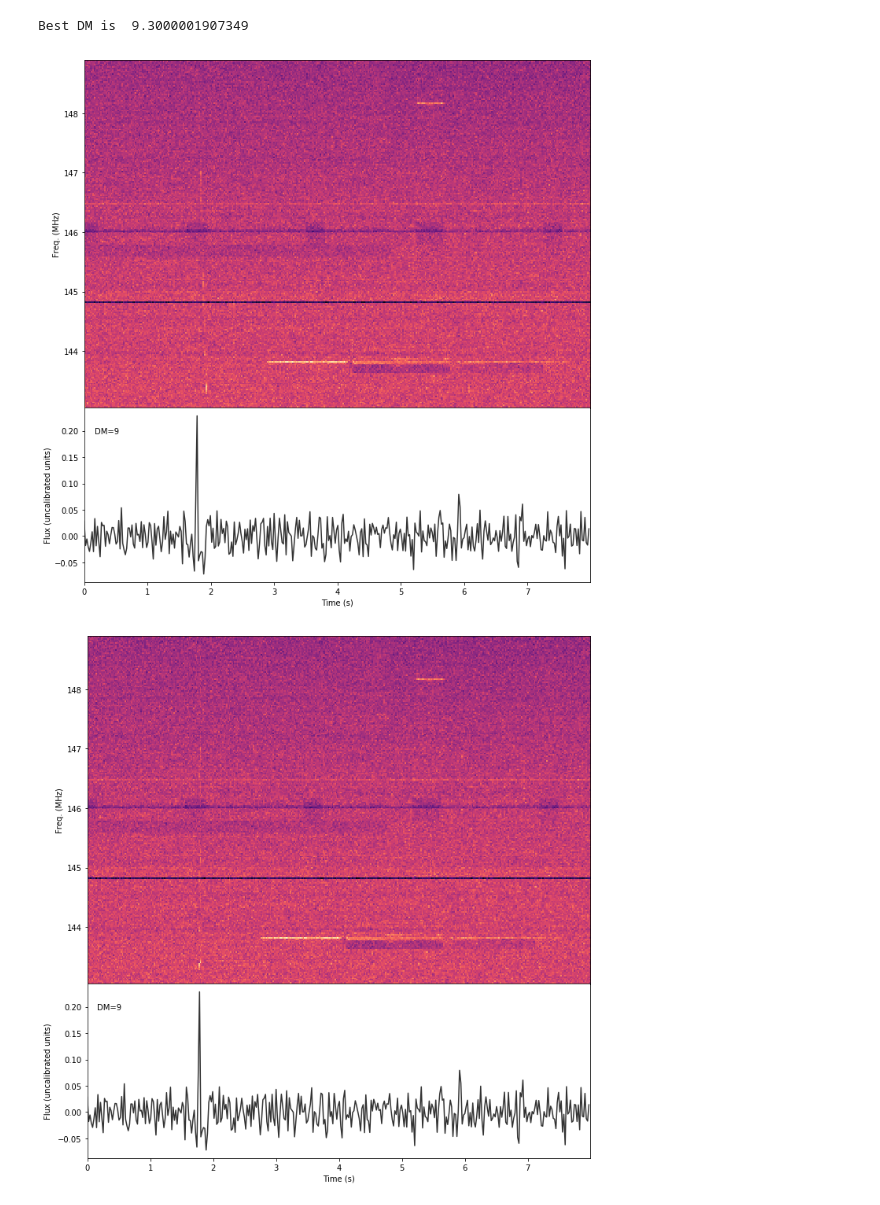
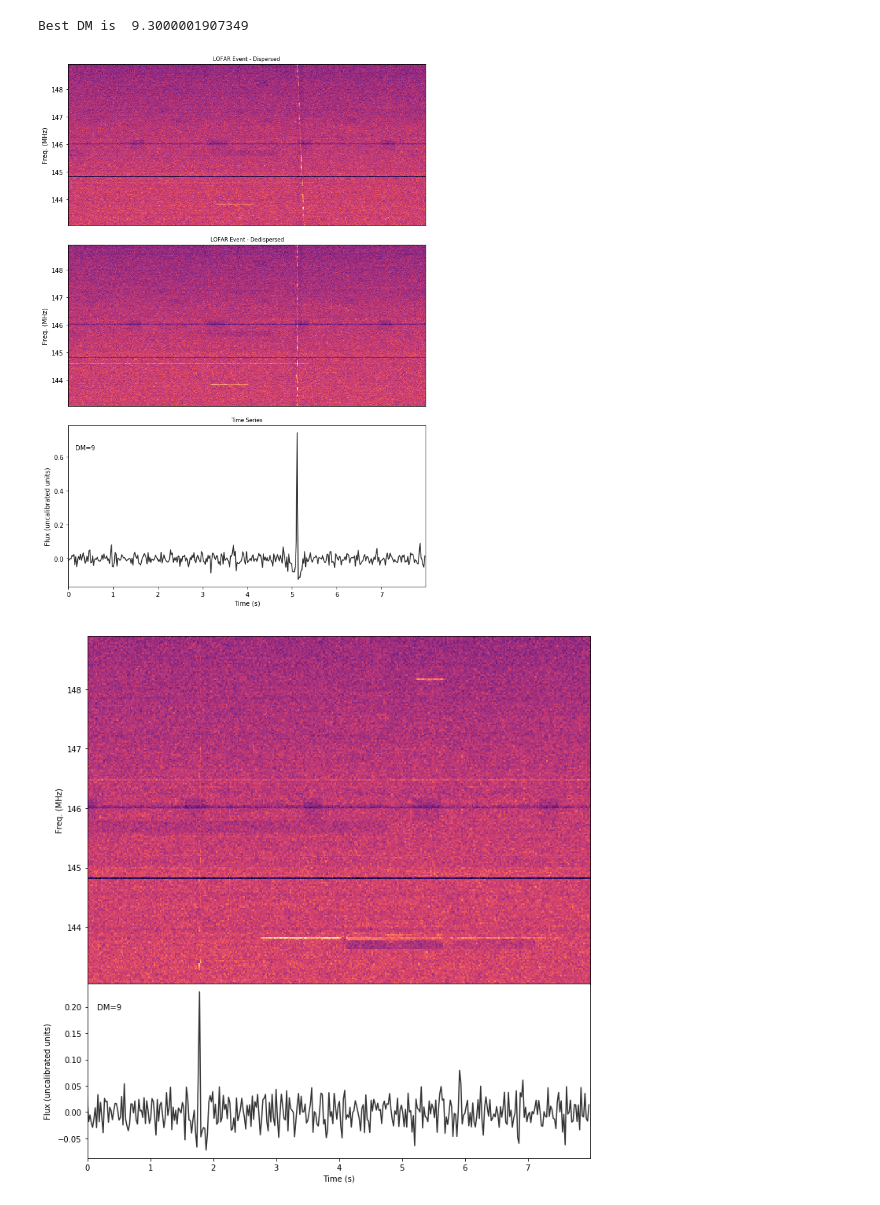
Before and after one commit to Jlshaw/LOFAR_Pulses, a Jupyter notebook: LOFAR_RADAR.ipynb, the cells around one changed output. Saved outputs shown, nothing was run; the diff lists cells and outputs as text; code cells hidden in the pictures.

```diff
--- a/LOFAR_RADAR.ipynb
+++ b/LOFAR_RADAR.ipynb
@@ -93,37 +92,42 @@ waterfallNorm = waterfall
 # %%
 cmap = 'magma'
 
-fig = plt.figure(figsize=(10,10)) # (width, height)
+fig = plt.figure(figsize=(10,15)) # (width, height)
 
 gs = matplotlib.gridspec.GridSpec(3,3)
-gs.update(hspace=0.0, wspace=0.0)
+gs.update(hspace=0.12, wspace=0.0)
 
-ax1 = plt.subplot(gs[0:2,0:3])
+# Dispersed Frequency plot
+ax1 = plt.subplot(gs[0:1,0:3])
 imRaw = plt.imshow(np.flipud(waterfallNorm.T), extent=(0, tInt*waterfall.shape[0], fil.freqs[0], fil.freqs[-1]), aspect='auto', cmap=plt.get_cmap(cmap), interpolation='nearest')
-
-
-#plt.title('ARTEMIS Event (t: %i f: %i)'%(timeFactor, freqFactor))
 plt.ylabel('Freq. (MHz)')
+plt.title('LOFAR Event - Dispersed ', fontdict={'fontsize':'small'})
 ax1.get_xaxis().set_visible(False)
 
-ax2 = plt.subplot(gs[2:3,0:3])
+# Dedispersed Frequency plot
+ax2 = plt.subplot(gs[1:2,0:3])
+imRawdd = plt.imshow(np.flipud(ddwaterfall.T), extent=(0, tInt*ddwaterfall.shape[0], fil.freqs[0], fil.freqs[-1]), aspect='auto', cmap=plt.get_cmap(cmap), interpolation='nearest')
+plt.ylabel('Freq. (MHz)')
+plt.title('LOFAR Event - Dedispersed', fontdict={'fontsize':'small'})
+ax2.get_xaxis().set_visible(False)
 
+# Time Series Plot
+ax3 = plt.subplot(gs[2:3,0:3])
 lineColor = 'k'
 plt.plot(tInt*np.arange(waterfall.shape[0]), normDDTimeSeries, lineColor, alpha=0.8)
 plt.xlim(0, tInt*timeSeries.shape[0])
-
-plt.text(0.02, 0.85, 'DM=%0.f'%dm, transform=ax2.transAxes)
+plt.text(0.02, 0.85, 'DM=%0.f'%dm, transform=ax3.transAxes)
+plt.title('Time Series', fontdict={'fontsize':'small'})
 plt.xlabel('Time (s)')
-
 plt.ylabel('Flux (uncalibrated units)')
 
-plt.tight_layout()
-
-#print fil.freqs[1] - fil.freqs[0]
-
-#plt.savefig('../figures/LOFAR_dynamic.pdf')
+# Save plots to TrainingPlots directory
+saveDir = 'TrainingPlots/'
+saveName = dm_filename[:25] + '_block' + str(fil.block_number)
+savePath = saveDir + saveName + '.png'
+plt.savefig(savePath)
 # %% [output]
-[figure, old version]
+[figure, new version]
 # %%
 cmap = 'magma'
 
```
Also changed, not shown: parts of 1 cell of this notebook, 1 other file.
